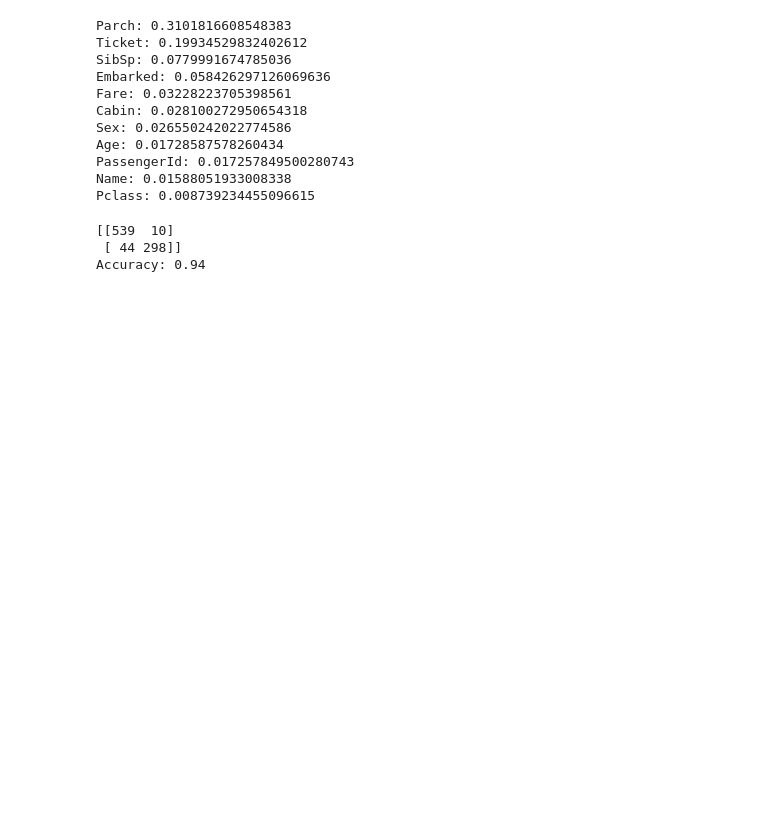
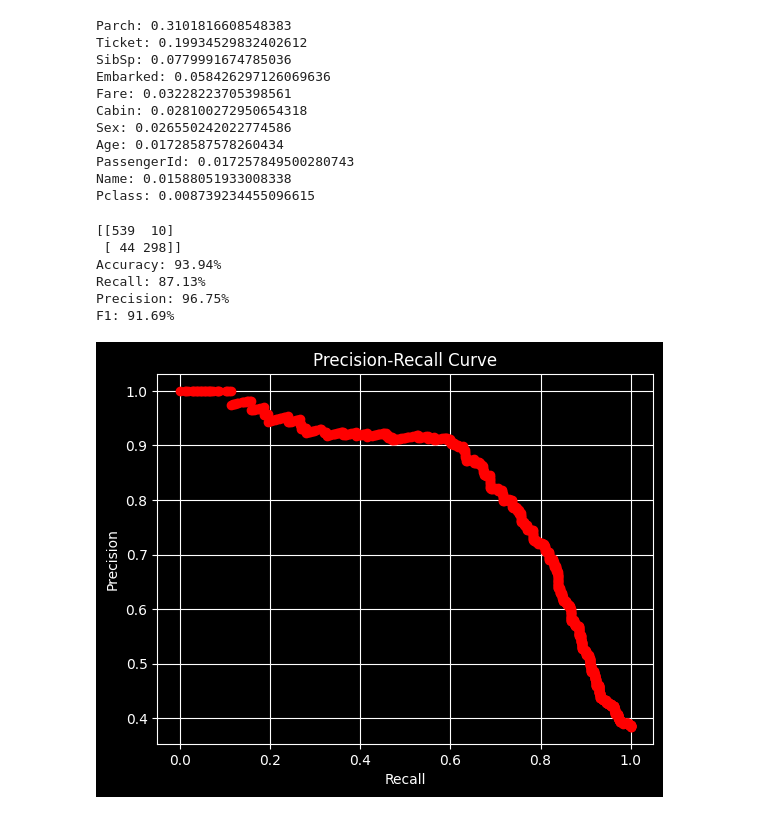
Before and after one commit to Jugger23/ML_testing, a Jupyter notebook: titanic_kaggle_piplines.ipynb, the cells around one changed output. Drawn from its saved outputs; the diff is of its cells as text; code cells hidden in the pictures; blank space fills up the shorter version.

Commit message:
Evaluation of ROC and scores added.

```diff
--- a/titanic_kaggle_piplines.ipynb
+++ b/titanic_kaggle_piplines.ipynb
@@ -143,13 +151,11 @@ full_pipeline = Pipeline([
 from sklearn.model_selection import GridSearchCV
 
 param_grid = [{'pre__numcat__knnimputer__n_neighbors': [2, 5, 7], 'classifier__max_depth': [5, 10, 20]},
-              {'pre__sqrt__scaler__sqrt': [True, False], 'classifier__n_estimators': [100, 200, 300]},
-              {'pre__sqrt__scaler__sqrt': [True, False], 'classifier__max_depth': [5, 10, 20]},]
-grid_search = GridSearchCV(full_pipeline, param_grid, cv=5, scoring='accuracy', return_train_score=True)
+              {'pre__sqrt__scaler__sqrt': [True, False], 'classifier__n_estimators': [100, 200, 300], 'classifier__max_depth': [5, 10, 20]},]
+grid_search = GridSearchCV(full_pipeline, param_grid, cv=5, scoring='f1', return_train_score=True)
 grid_search.fit(X, y)
 cv_res_ = pd.DataFrame(grid_search.cv_results_)
 cv_res_.sort_values(by='mean_test_score',ascending=False, inplace=True)
-print(cv_res_.head(5))
 best_params = grid_search.best_params_
 print(best_params)
 # %% [output]
@@ -172,17 +180,37 @@ Age: 0.01728587578260434
 PassengerId: 0.017257849500280743
 Name: 0.01588051933008338
 Pclass: 0.008739234455096615
-# %%
-## Predict
-from sklearn.metrics import confusion_matrix
-
-y_pred = model.predict(df_test)
-y_pred_train = model.predict(X)
-
-conf_matrix_train = confusion_matrix(y, y_pred_train)
-print(conf_matrix_train)
-print(f'Accuracy: {((conf_matrix_train[0,0]+conf_matrix_train[1,1])/conf_matrix_train.sum()).round(2)}')
-# %% [output]
-[[539  10]
- [ 44 298]]
-Accuracy: 0.94
+# %%
+## Predict
+from sklearn.metrics import confusion_matrix
+from sklearn.metrics import recall_score, precision_score, f1_score, accuracy_score, precision_recall_curve
+from sklearn.model_selection import cross_val_predict
+
+y_pred = model.predict(df_test)
+y_pred_train = model.predict(X)
+
+conf_matrix_train = confusion_matrix(y, y_pred_train)
+print(conf_matrix_train)
+print('Accuracy: {:.2%}'.format(accuracy_score(y, y_pred_train)))
+print('Recall: {:.2%}'.format(recall_score(y, y_pred_train)))
+print('Precision: {:.2%}'.format(precision_score(y, y_pred_train)))
+print('F1: {:.2%}'.format(f1_score(y, y_pred_train)))
+
+y_probas = cross_val_predict(model, X, y, cv=5, method='predict_proba')
+y_scores = y_probas[:, 1]
+precisions, recalls, thresholds = precision_recall_curve(y, y_scores)
+
+plt.plot(recalls, precisions, 'ro', linewidth=2)
+plt.xlabel('Recall')
+plt.ylabel('Precision')
+plt.title('Precision-Recall Curve')
+plt.grid(True)
+plt.show()
+# %% [output]
+[[539  10]
+ [ 44 298]]
+Accuracy: 93.94%
+Recall: 87.13%
+Precision: 96.75%
+F1: 91.69%
+[figure, added]
```
Also changed, not shown: parts of 10 cells of this notebook.
